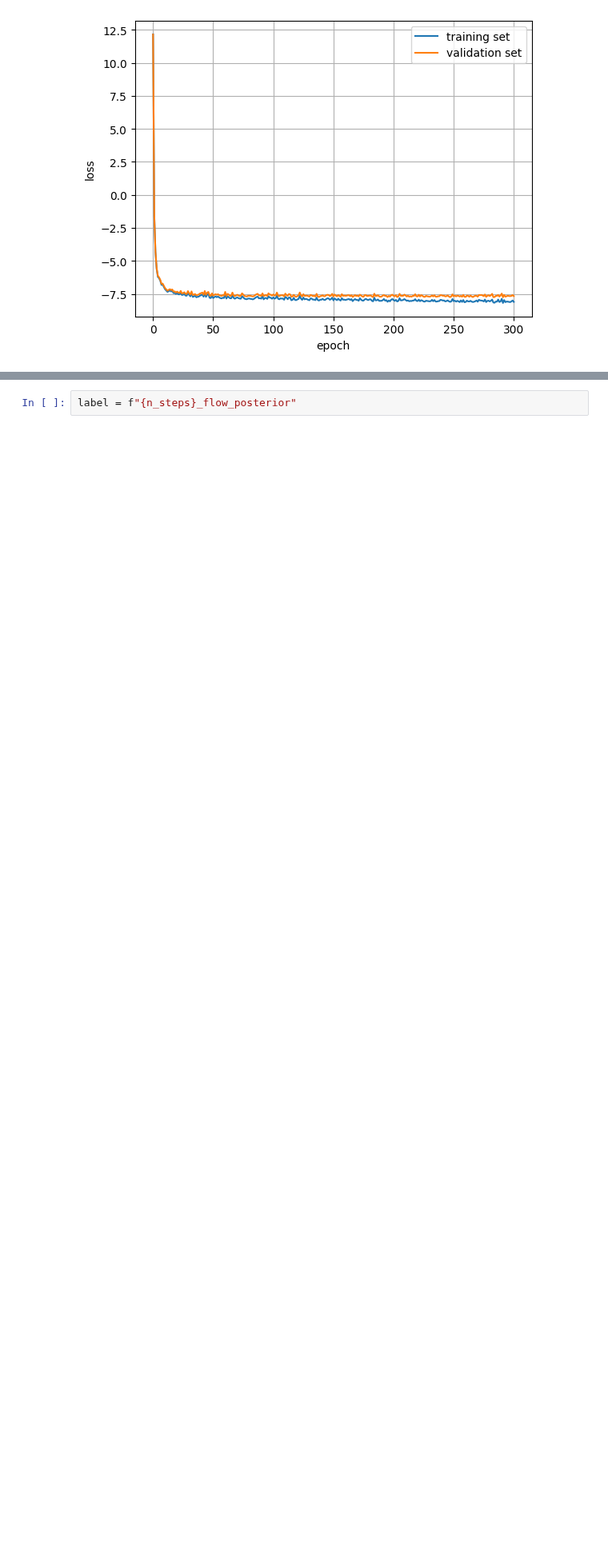
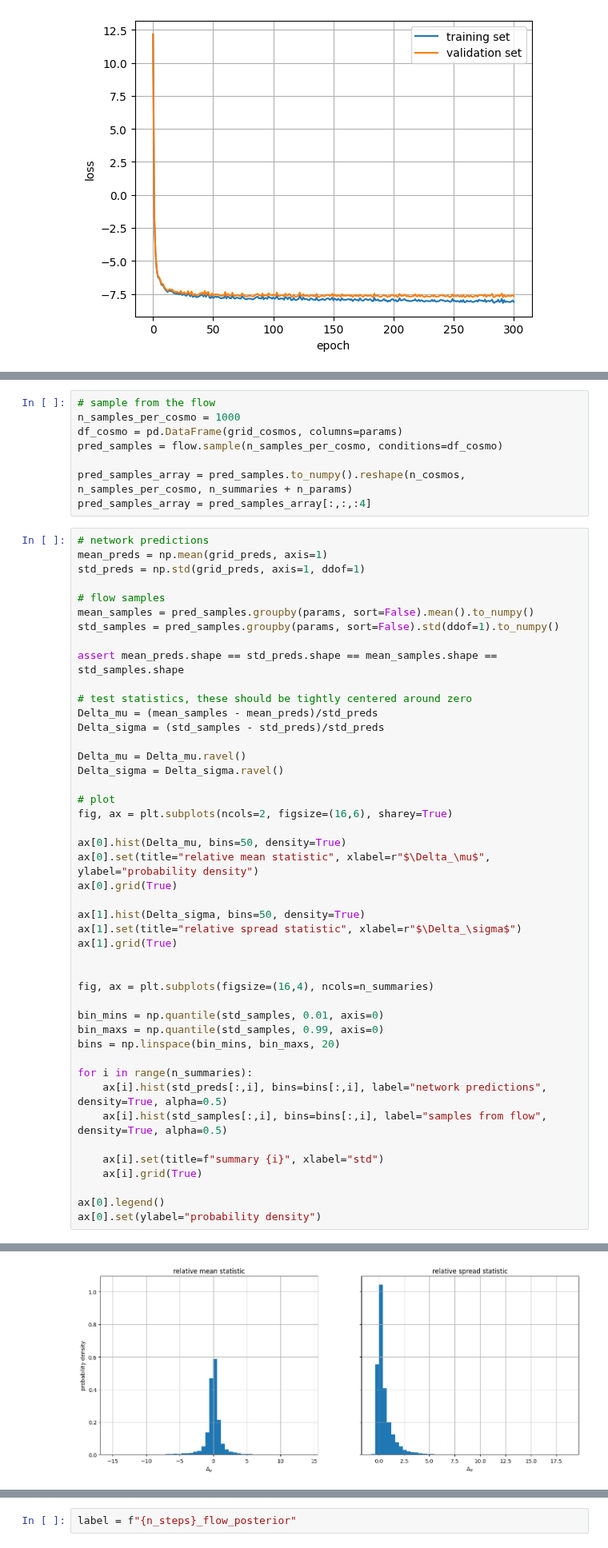
Before and after one commit to des-science/multiprobe-simulation-inference, a Jupyter notebook: notebooks/PZFlow.ipynb, the cells around one changed output, grey strips where cells are left out. Shown at 80% size. Cells and saved outputs as stored; diff of their text form; blank space fills up the shorter version.

```diff
--- a/notebooks/PZFlow.ipynb
+++ b/notebooks/PZFlow.ipynb
@@ -148,0 +152,54 @@ Loss:
+# %%
+# sample from the flow
+n_samples_per_cosmo = 1000
+df_cosmo = pd.DataFrame(grid_cosmos, columns=params)
+pred_samples = flow.sample(n_samples_per_cosmo, conditions=df_cosmo)
+
+pred_samples_array = pred_samples.to_numpy().reshape(n_cosmos, n_samples_per_cosmo, n_summaries + n_params)
+pred_samples_array = pred_samples_array[:,:,:4]
+# %%
+# network predictions
+mean_preds = np.mean(grid_preds, axis=1)
+std_preds = np.std(grid_preds, axis=1, ddof=1)
+
+# flow samples
+mean_samples = pred_samples.groupby(params, sort=False).mean().to_numpy()
+std_samples = pred_samples.groupby(params, sort=False).std(ddof=1).to_numpy()
+
+assert mean_preds.shape == std_preds.shape == mean_samples.shape == std_samples.shape
+
+# test statistics, these should be tightly centered around zero
+Delta_mu = (mean_samples - mean_preds)/std_preds
+Delta_sigma = (std_samples - std_preds)/std_preds
+
+Delta_mu = Delta_mu.ravel()
+Delta_sigma = Delta_sigma.ravel()
+
+# plot
+fig, ax = plt.subplots(ncols=2, figsize=(16,6), sharey=True)
+
+ax[0].hist(Delta_mu, bins=50, density=True)
+ax[0].set(title="relative mean statistic", xlabel=r"$\Delta_\mu$", ylabel="probability density")
+ax[0].grid(True)
+
+ax[1].hist(Delta_sigma, bins=50, density=True)
+ax[1].set(title="relative spread statistic", xlabel=r"$\Delta_\sigma$")
+ax[1].grid(True)
+
+
+fig, ax = plt.subplots(figsize=(16,4), ncols=n_summaries)
+
+bin_mins = np.quantile(std_samples, 0.01, axis=0)
+bin_maxs = np.quantile(std_samples, 0.99, axis=0)
+bins = np.linspace(bin_mins, bin_maxs, 20)
+
+for i in range(n_summaries):
+    ax[i].hist(std_preds[:,i], bins=bins[:,i], label="network predictions", density=True, alpha=0.5)
+    ax[i].hist(std_samples[:,i], bins=bins[:,i], label="samples from flow", density=True, alpha=0.5)
+
+    ax[i].set(title=f"summary {i}", xlabel="std")
+    ax[i].grid(True)
+
+ax[0].legend()
+ax[0].set(ylabel="probability density")
+# %% [output]
@@ -148,0 +207 @@ Loss:
+[figure, added]
```
Also changed, not shown: parts of 11 cells of this notebook.
